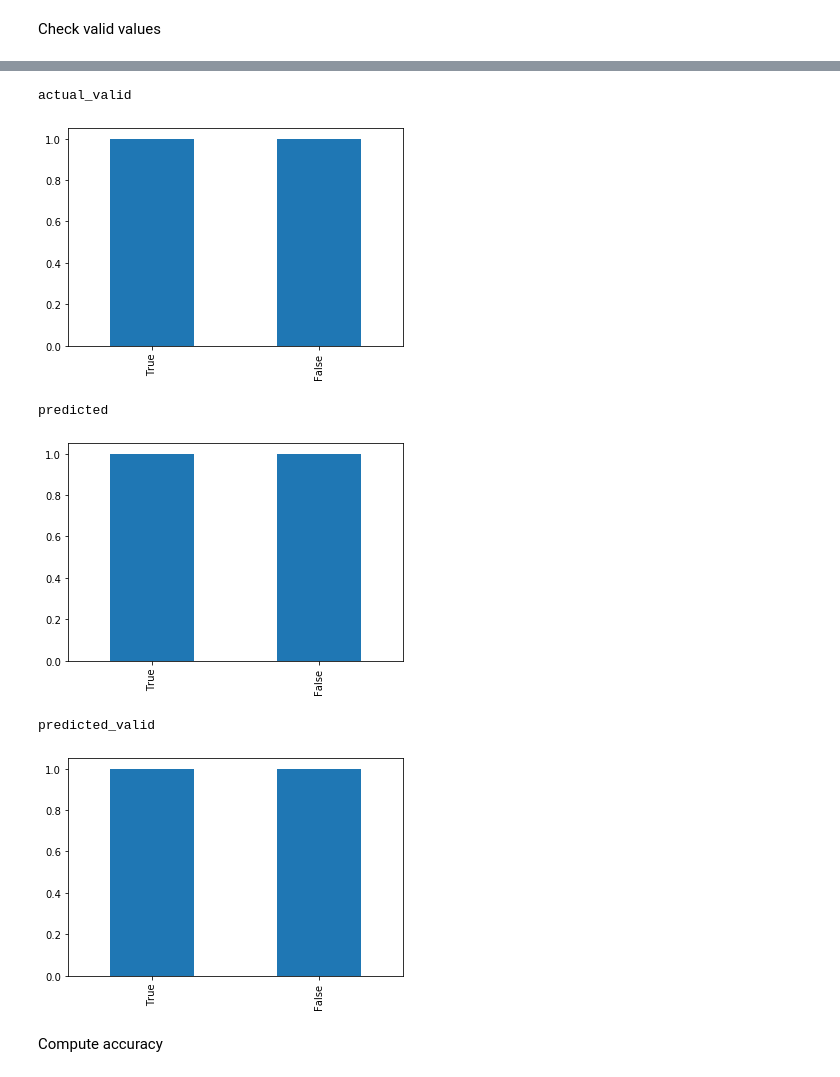
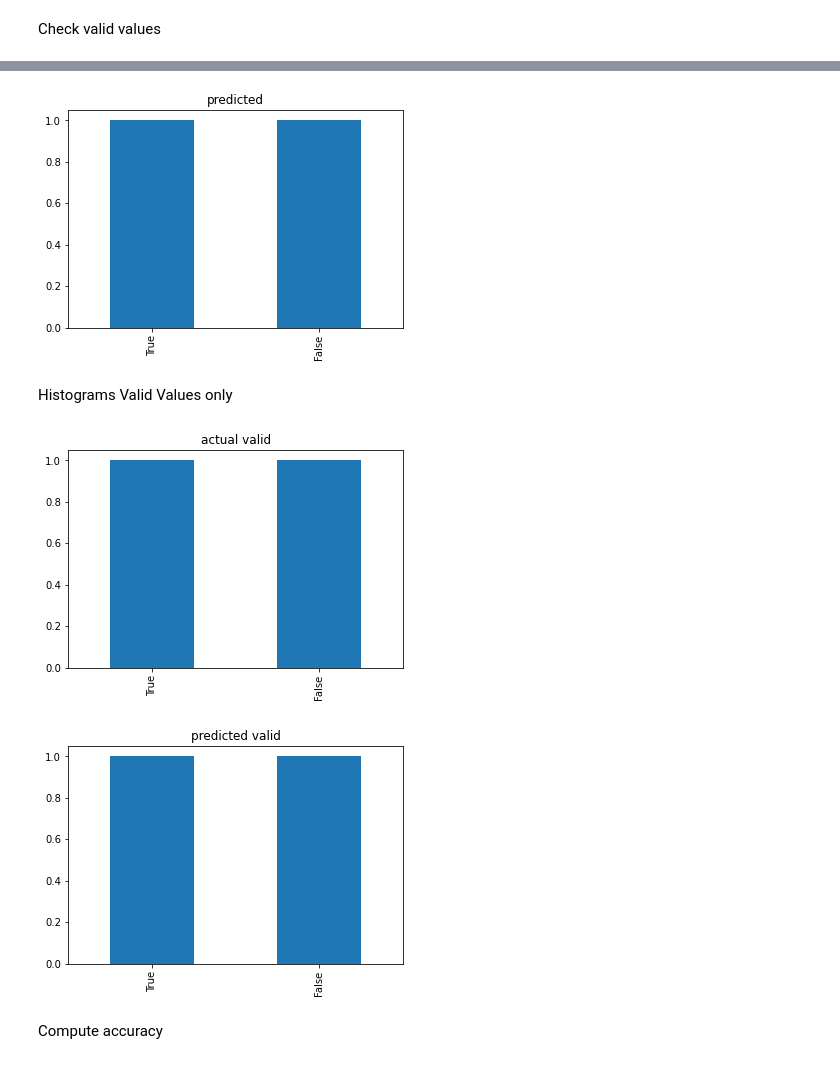
Before and after one commit to MaastrichtU-CDS/nlp-datau, a Jupyter notebook: notebooks/result-analysis.ipynb, the cells around one changed output, grey strips where cells are left out. Saved outputs shown, nothing was run; the diff lists cells and outputs as text; code cells hidden in the pictures.

```diff
--- a/notebooks/result-analysis.ipynb
+++ b/notebooks/result-analysis.ipynb
@@ -54,21 +52,17 @@ actual
+# %%
+predicted_bar_plt = df[column_predicted].value_counts().plot(kind='bar', title='predicted')
+# %% [output]
+[figure, added]
+# %% [markdown]
+Histograms Valid Values only
 # %%
-print('actual_valid')
-actual_valid_bar = df_valid[column_label].value_counts().plot(kind='bar')
+actual_valid_bar_plot = df_valid[column_actual].value_counts().plot(kind='bar', title='actual valid')
 # %% [output]
-actual_valid
-[figure, old version]
+[figure, new version]
-# %%
-print('predicted')
-predicted_bar = df[column_classification].value_counts().plot(kind='bar')
-# %% [output]
-predicted
-[figure, removed]
 # %%
-print('predicted_valid')
-predicted_valid_bar = df_valid[column_classification].value_counts().plot(kind='bar')
+predicted_valid_bar_plt = df_valid[column_predicted].value_counts().plot(kind='bar', title='predicted valid')
 # %% [output]
-predicted_valid
-[figure, old version]
+[figure, new version]
 # %% [markdown]
 Compute accuracy
 # %%
```
Also changed, not shown: parts of 8 cells of this notebook, 1 other file.
